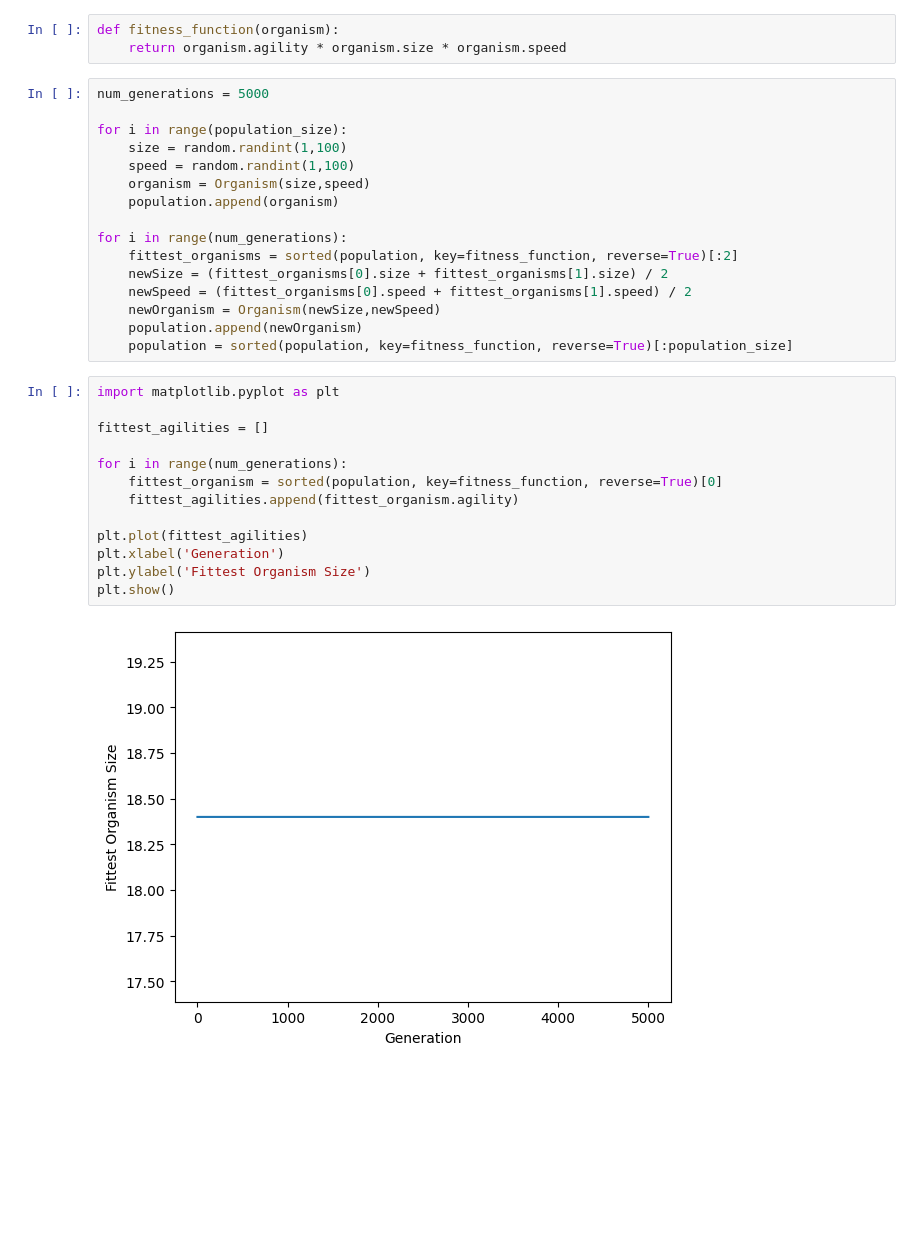
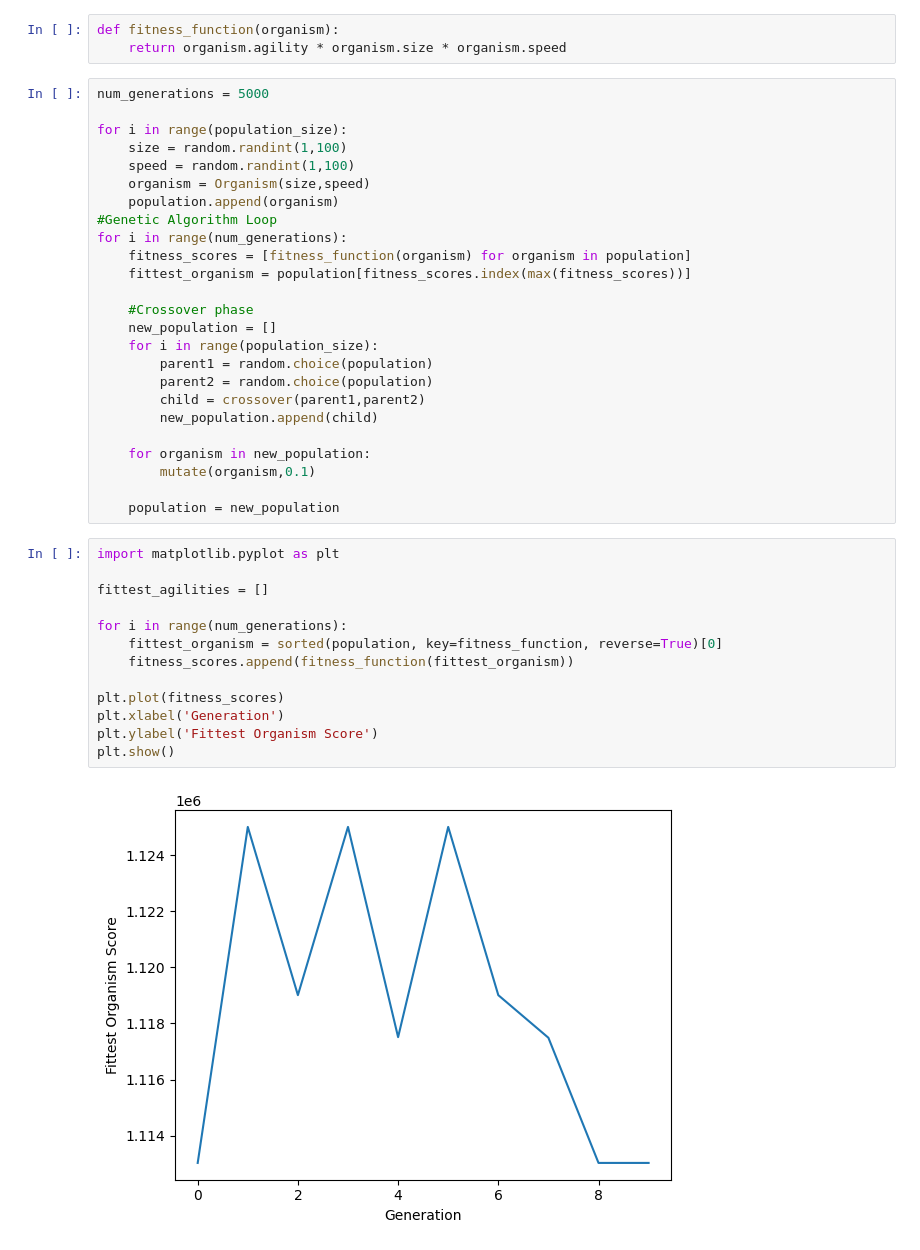
Before and after one commit to CodingHatesU/Genomancer, a Jupyter notebook: notebooks/genomancer.ipynb, the cells around one changed output. Drawn from its saved outputs; the diff is of its cells as text; blank space fills up the shorter version.

Commit message:
Added mutation as function and improved genetic crossover

```diff
--- a/notebooks/genomancer.ipynb
+++ b/notebooks/genomancer.ipynb
@@ -28,26 +48,35 @@ for i in range(population_size):
     speed = random.randint(1,100)
     organism = Organism(size,speed)
     population.append(organism)
+#Genetic Algorithm Loop
+for i in range(num_generations):
+    fitness_scores = [fitness_function(organism) for organism in population]
+    fittest_organism = population[fitness_scores.index(max(fitness_scores))]
 
-for i in range(num_generations):
-    fittest_organisms = sorted(population, key=fitness_function, reverse=True)[:2]
-    newSize = (fittest_organisms[0].size + fittest_organisms[1].size) / 2
-    newSpeed = (fittest_organisms[0].speed + fittest_organisms[1].speed) / 2
-    newOrganism = Organism(newSize,newSpeed)
-    population.append(newOrganism)
-    population = sorted(population, key=fitness_function, reverse=True)[:population_size]
+    #Crossover phase
+    new_population = []
+    for i in range(population_size):
+        parent1 = random.choice(population)
+        parent2 = random.choice(population)
+        child = crossover(parent1,parent2)
+        new_population.append(child)
+
+    for organism in new_population:
+        mutate(organism,0.1)
+
+    population = new_population
 # %%
 import matplotlib.pyplot as plt
 
 fittest_agilities = []
 
 for i in range(num_generations):
     fittest_organism = sorted(population, key=fitness_function, reverse=True)[0]
-    fittest_agilities.append(fittest_organism.agility)
+    fitness_scores.append(fitness_function(fittest_organism))
 
-plt.plot(fittest_agilities)
+plt.plot(fitness_scores)
 plt.xlabel('Generation')
-plt.ylabel('Fittest Organism Size')
+plt.ylabel('Fittest Organism Score')
 plt.show()
 # %% [output]
-[figure, old version]
+[figure, new version]
```
Also changed, not shown: parts of 2 cells of this notebook, 1 other file.
